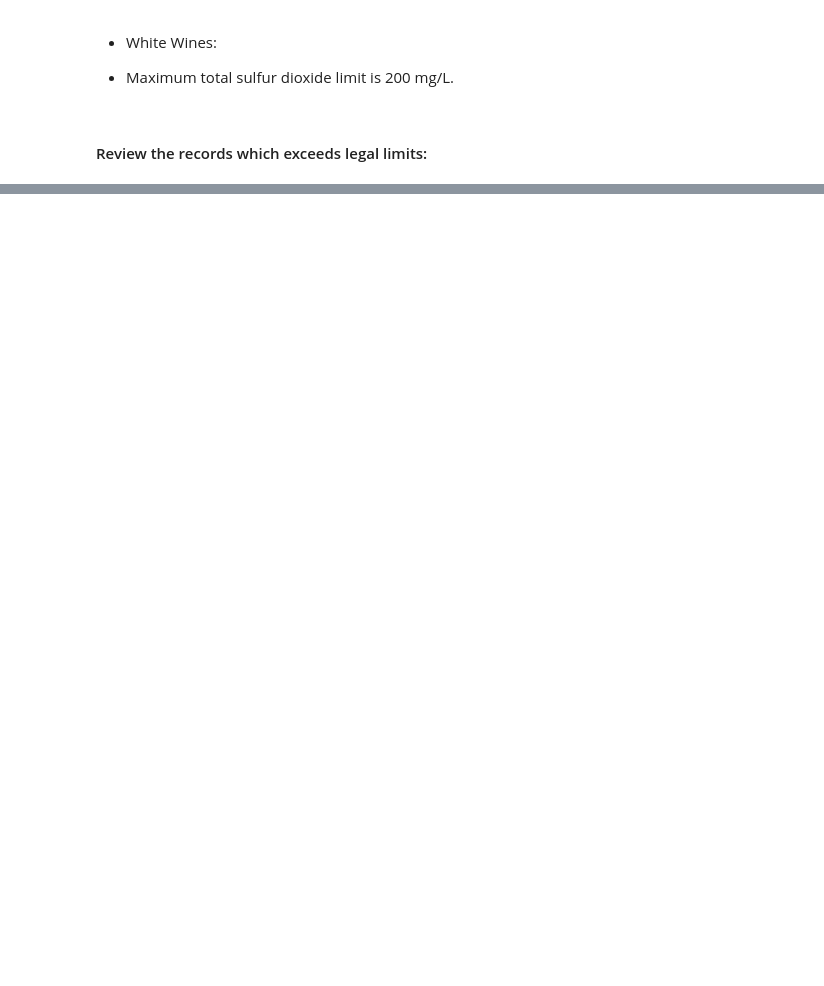
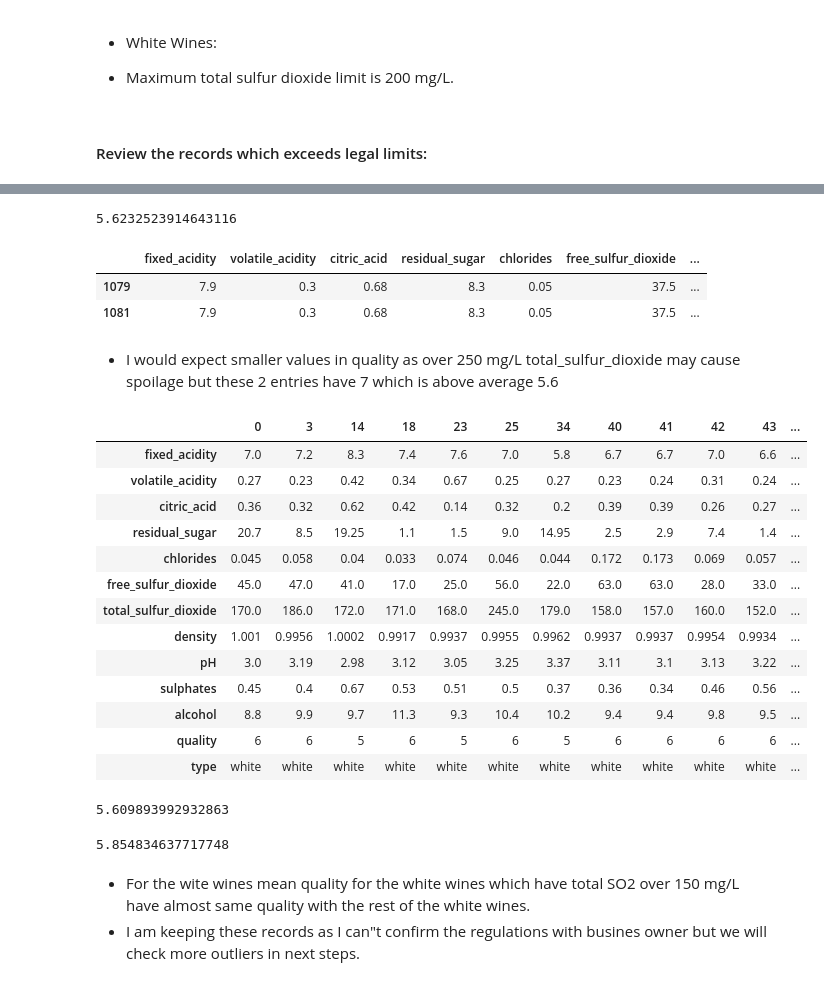
Before and after one commit to airsahin/Wine-Quality, a Jupyter notebook: WineQuality.ipynb, the cells around one changed output, grey strips where cells are left out. Drawn from its saved outputs; the diff is of its cells as text; code cells hidden in the pictures; blank space fills up the shorter version.

```diff
--- a/WineQuality.ipynb
+++ b/WineQuality.ipynb
@@ -433,0 +399,41 @@ df_white.describe(include= 'all')
+# %%
+df_red['quality'].mean()
+# %% [output]
+5.6232523914643116
+# %%
+filtered_df
+# %% [output]
+|  | fixed_acidity | volatile_acidity | citric_acid | residual_sugar | chlorides | free_sulfur_dioxide | ... |
+| 1079 | 7.9 | 0.3 | 0.68 | 8.3 | 0.05 | 37.5 | ... |
+| 1081 | 7.9 | 0.3 | 0.68 | 8.3 | 0.05 | 37.5 | ... |
+# %% [markdown]
+* I would expect smaller values in quality as over 250 mg/L total_sulfur_dioxide may cause spoilage but these 2 entries have 7 which is above average 5.6
+# %%
+filtered_df = df_white[df_white['total_sulfur_dioxide'] > 150]
+filtered_df.head(20).T
+# %% [output]
+|  | 0 | 3 | 14 | 18 | 23 | 25 | 34 | 40 | 41 | 42 | 43 | ... |
+| fixed_acidity | 7.0 | 7.2 | 8.3 | 7.4 | 7.6 | 7.0 | 5.8 | 6.7 | 6.7 | 7.0 | 6.6 | ... |
+| volatile_acidity | 0.27 | 0.23 | 0.42 | 0.34 | 0.67 | 0.25 | 0.27 | 0.23 | 0.24 | 0.31 | 0.24 | ... |
+| citric_acid | 0.36 | 0.32 | 0.62 | 0.42 | 0.14 | 0.32 | 0.2 | 0.39 | 0.39 | 0.26 | 0.27 | ... |
+| residual_sugar | 20.7 | 8.5 | 19.25 | 1.1 | 1.5 | 9.0 | 14.95 | 2.5 | 2.9 | 7.4 | 1.4 | ... |
+| chlorides | 0.045 | 0.058 | 0.04 | 0.033 | 0.074 | 0.046 | 0.044 | 0.172 | 0.173 | 0.069 | 0.057 | ... |
+| free_sulfur_dioxide | 45.0 | 47.0 | 41.0 | 17.0 | 25.0 | 56.0 | 22.0 | 63.0 | 63.0 | 28.0 | 33.0 | ... |
+| total_sulfur_dioxide | 170.0 | 186.0 | 172.0 | 171.0 | 168.0 | 245.0 | 179.0 | 158.0 | 157.0 | 160.0 | 152.0 | ... |
+| density | 1.001 | 0.9956 | 1.0002 | 0.9917 | 0.9937 | 0.9955 | 0.9962 | 0.9937 | 0.9937 | 0.9954 | 0.9934 | ... |
+| pH | 3.0 | 3.19 | 2.98 | 3.12 | 3.05 | 3.25 | 3.37 | 3.11 | 3.1 | 3.13 | 3.22 | ... |
+| sulphates | 0.45 | 0.4 | 0.67 | 0.53 | 0.51 | 0.5 | 0.37 | 0.36 | 0.34 | 0.46 | 0.56 | ... |
+| alcohol | 8.8 | 9.9 | 9.7 | 11.3 | 9.3 | 10.4 | 10.2 | 9.4 | 9.4 | 9.8 | 9.5 | ... |
+| quality | 6 | 6 | 5 | 6 | 5 | 6 | 5 | 6 | 6 | 6 | 6 | ... |
+| type | white | white | white | white | white | white | white | white | white | white | white | ... |
+# %%
+filtered_df['quality'].mean()
+# %% [output]
+5.609893992932863
+# %%
+df_white['quality'].mean()
+# %% [output]
+5.854834637717748
+# %% [markdown]
+* For the wite wines mean quality for the white wines which have total SO2 over 150 mg/L have almost same quality with the rest of the white wines.
+* I am keeping these records as I can"t confirm the regulations with busines owner but we will check more outliers in next steps.
```
Also changed, not shown: parts of 20 cells of this notebook.
